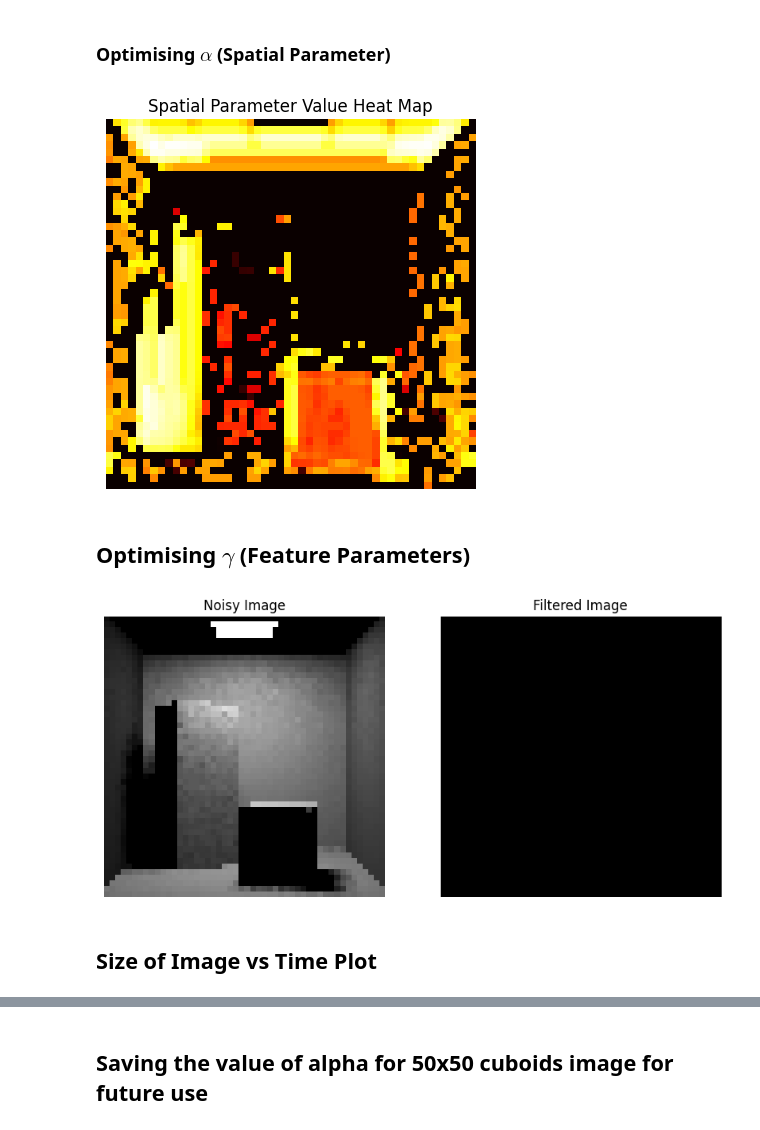
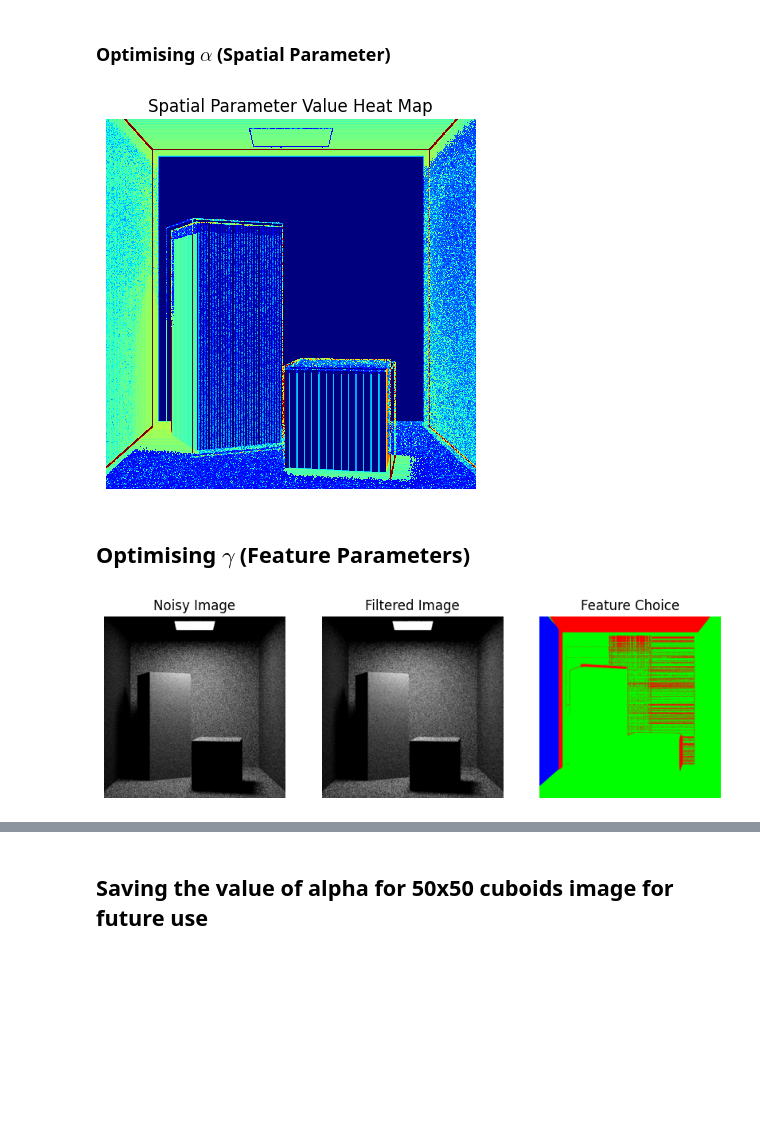
Before and after one commit to Vinit2244/Monte-Carlo-Noise-Removal-using-Sobel-Operator-and-Guided-Image-Filter, a Jupyter notebook: src/main2.ipynb, the cells around one changed output, grey strips where cells are left out. Cells and saved outputs as stored; diff of their text form; code cells hidden in the pictures; blank space fills up the shorter version.

```diff
--- a/src/main2.ipynb
+++ b/src/main2.ipynb
@@ -14,12 +14,12 @@ epsilon = 1e-10
 # %% [markdown]
 ## Reading Input Image and Feature Maps
 # %%
-a = 50
-n = 100 # Sampling Rate
+a = 1024 # Dimension of image
+n = 10  # Sampling Rate
 
 # Note: We are resizing the images to 200x200 for faster processing (will remove later when everything is working)
-noisy_image = cv2.resize(cv2.imread(input_folder_path + "/cuboids/100.png", cv2.IMREAD_GRAYSCALE), (a, a)) / 255.0       # Noisy Image
-noisy_image_bgr = cv2.resize(cv2.imread(input_folder_path + "/cuboids/100.png"), (a, a))
+noisy_image = cv2.resize(cv2.imread(input_folder_path + f"/cuboids/{n}.png", cv2.IMREAD_GRAYSCALE), (a, a)) / 255.0       # Noisy Image
+noisy_image_bgr = cv2.resize(cv2.imread(input_folder_path + "/cuboids/10.png"), (a, a))
 noisy_image_rgb = cv2.cvtColor(noisy_image_bgr, cv2.COLOR_BGR2RGB) / 255.0
 
 texture_map = cv2.resize(cv2.imread(input_folder_path + "/cuboids/texture.png", cv2.IMREAD_GRAYSCALE), (a, a)) / 255.0   # Texture Map
@@ -34,7 +34,7 @@ depth_map = cv2.resize(cv2.imread(input_folder_path + "/cuboids/depth.png", cv2.
 
 # Plotting the image and feature maps
 fig, axs = plt.subplots(1, 4, figsize=(20, 10))
-axs[0].imshow(noisy_image_rgb)
+axs[0].imshow(noisy_image, cmap='gray')
 axs[0].set_title("Original Image")
 axs[0].axis('off')
 
@@ -342,10 +323,10 @@ alpha_op = calculate_optimal_spatial_parameter(noisy_image, filtered_texture, fi
 # %%
-plt.imshow(alpha_op, cmap='hot', interpolation='nearest')
+plt.imshow(alpha_op, cmap='jet', interpolation='nearest')
 plt.axis('off')
 plt.title("Spatial Parameter Value Heat Map")
-plt.show()
+plt.savefig(output_folder_path + f"/alpha_heatmap{10}.png", dpi=400)
 # %% [output]
-[figure, old version]
+[figure, new version]
 # %% [markdown]
 ## Optimising $\gamma$ (Feature Parameters)
 # %%
@@ -365,6 +346,13 @@ def calc_feature_parameters(image, texture_map, normal_map, depth_map, alpha_op,
     condition_n = (lambda_n < lambda_t) & (lambda_n < lambda_d)
     condition_d = ~(condition_t | condition_n)  # Remaining condition
 
+    colored_image = np.zeros((lambda_t.shape[0], lambda_t.shape[1], 3), dtype=np.float32)
+
+    # Assign colors based on conditions
+    colored_image[condition_t] = [0, 0, 1]  # Blue for condition_t
+    colored_image[condition_n] = [0, 1, 0]  # Green for condition_n
+    colored_image[condition_d] = [1, 0, 0]  # Red for condition_d
+
     # Initialize ref_image with zeros or a suitable default value
     ref_image = np.zeros_like(guided_filtered_image_t)
 
@@ -375,53 +363,63 @@ def calc_feature_parameters(image, texture_map, normal_map, depth_map, alpha_op,
 
     errors = np.zeros((len(s_vals), image.shape[0], image.shape[1]))
 
+    c_hat = []
+
     for idx, s in enumerate(s_vals):
         c_j_hat = cross_bilateral_filter(image, filtered_texture, filtered_normal, filtered_depth, alpha_op, beta, s, s, s, gradient_map)
+        c_hat.append(c_j_hat)
         errors[idx] = (np.abs(c_j_hat - ref_image) ** 2) / (ref_image ** 2 + epsilon)
 
-    return errors
+    return errors, colored_image, c_hat
 
-def two_step_smoothening(image, errors):
+def two_step_smoothening(image, errors, c_hat):
     l = errors.shape[0]  # Number of steps or levels in the process
 
     for j in range(l):
         errors[j] = guided_image_filter(errors[j], errors[j])  # Apply guidance on the error term
 
     binaries = list()
     for err in errors:
         min_err = np.min(err)
-        binary = np.where(err == min_err, 1, 0)
+        binary = np.where(err < min_err + 1e10, 1, 0)
+        binaries.append(binary)
 
     wei_j = list()
     for binary in binaries:
         wei_j.append(guided_image_filter(binary, binary))
 
     nr = np.zeros_like(image)
     dr = np.zeros_like(image)
 
-    for wei in wei_j:
-        nr += wei * image
+    for idx, wei in enumerate(wei_j):
+        nr += wei * c_hat[idx]
         dr += wei
 
     out_i = nr / (dr + epsilon)
     return out_i
 
 s_vals = [0.25 * np.ones(noisy_image.shape[:2]), 0.6 * np.ones(noisy_image.shape[:2]), 0.8 * np.ones(noisy_image.shape[:2])]
 
-errors = calc_feature_parameters(noisy_image, filtered_texture, filtered_normal, filtered_depth, alpha_op, s_vals)
-out_i = two_step_smoothening(noisy_image, errors)
+errors, feature_choice_map, c_hat = calc_feature_parameters(noisy_image, filtered_texture, filtered_normal, filtered_depth, alpha_op, s_vals)
 
-fig, ax = plt.subplots(1, 2, figsize=(10, 5))
+filtered_image = two_step_smoothening(noisy_image, errors, c_hat)
+
+cv2.imwrite(output_folder_path + f"/filtered_{n}.png", (filtered_image * 255).astype(np.uint8))
+cv2.imwrite(output_folder_path + f"/feature_choice_{n}.png", (feature_choice_map * 255).astype(np.uint8))
+
+fig, ax = plt.subplots(1, 3, figsize=(10, 5))
 ax[0].imshow(noisy_image, cmap='gray')
 ax[0].set_title("Noisy Image")
 ax[0].axis('off')
 
-ax[1].imshow(out_i, cmap='gray')
+ax[1].imshow(filtered_image, cmap='gray')
 ax[1].set_title("Filtered Image")
 ax[1].axis('off')
 
+ax[2].imshow(feature_choice_map)
+ax[2].set_title("Feature Choice")
+ax[2].axis('off')
+
 plt.show()
 # %% [output]
-[figure, old version]
+[figure, new version]
-# %% [markdown]
-## Size of Image vs Time Plot
```
Also changed, not shown: parts of 13 cells of this notebook, 8 other files.
